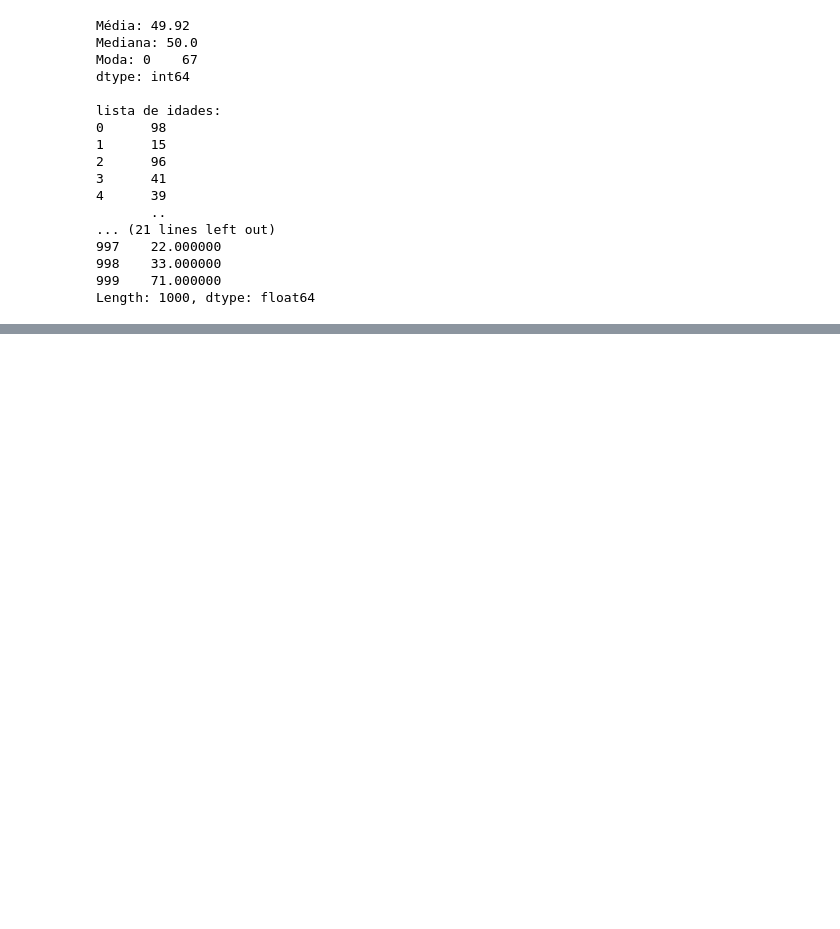
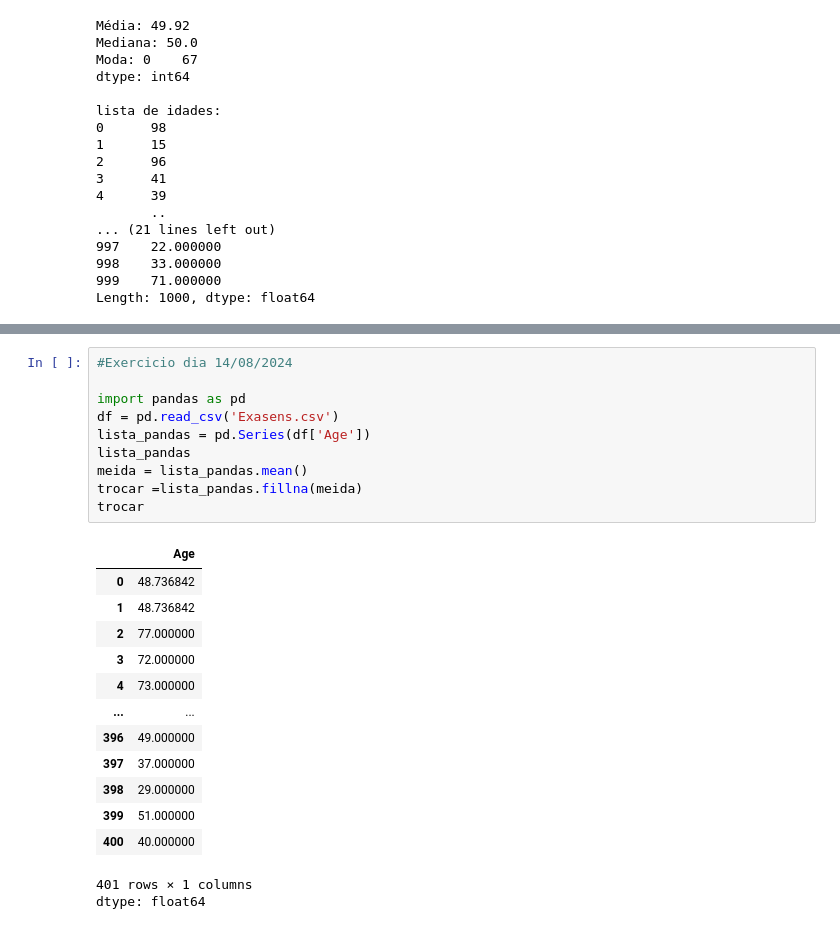
Before and after one commit to Jonas-Godoi/AtivadesIntrodua-oBigData, a Jupyter notebook: Python_aulas.ipynb, the cells around one changed output, grey strips where cells are left out. Saved outputs shown, nothing was run; the diff lists cells and outputs as text; blank space fills up the shorter version.

```diff
--- a/Python_aulas.ipynb
+++ b/Python_aulas.ipynb
@@ -118,0 +248,25 @@ Length: 1000, dtype: float64
+# %%
+#Exercicio dia 14/08/2024
+
+import pandas as pd
+df = pd.read_csv('Exasens.csv')
+lista_pandas = pd.Series(df['Age'])
+lista_pandas
+meida = lista_pandas.mean()
+trocar =lista_pandas.fillna(meida)
+trocar
+# %% [output]
+|  | Age |
+| 0 | 48.736842 |
+| 1 | 48.736842 |
+| 2 | 77.000000 |
+| 3 | 72.000000 |
+| 4 | 73.000000 |
+| ... | ... |
+| 396 | 49.000000 |
+| 397 | 37.000000 |
+| 398 | 29.000000 |
+| 399 | 51.000000 |
+| 400 | 40.000000 |
+401 rows × 1 columns
+dtype: float64
```
Also changed, not shown: parts of 35 cells of this notebook.
